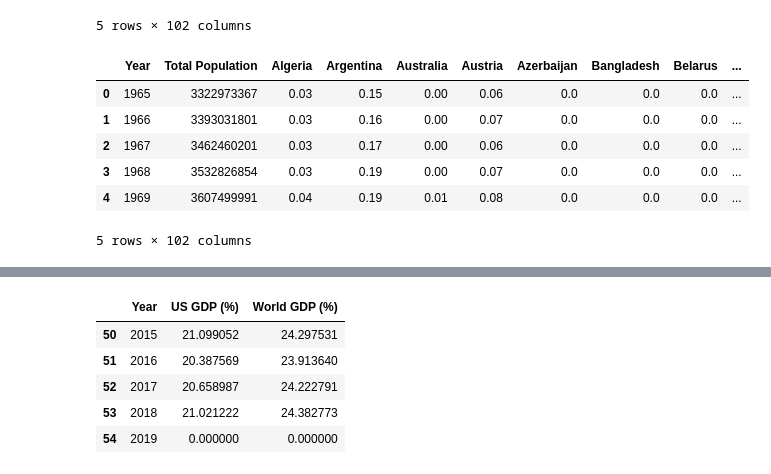
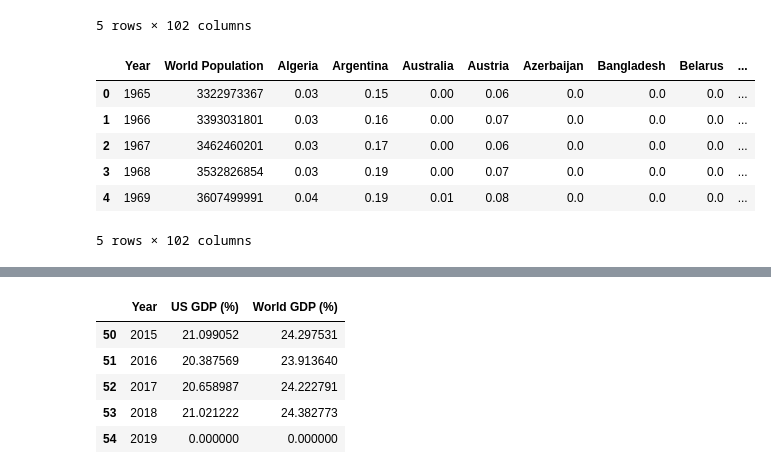
Before and after one commit to minerva-b/Final_Team_Project, a Jupyter notebook: minerva/MachineLearning_GasCsmp_1970-2019.ipynb, the cells around one changed output, grey strips where cells are left out. Cells and saved outputs as stored; diff of their text form; code cells hidden in the pictures.

```diff
--- a/minerva/MachineLearning_GasCsmp_1970-2019.ipynb
+++ b/minerva/MachineLearning_GasCsmp_1970-2019.ipynb
@@ -54,10 +54,10 @@ gas_pop.head()
 # %%
 # Renaming columns
 # new_df = df.rename(columns={"A": "a", "B": "c"})
-gas_pop = gas_pop.rename(columns={"World": "Total Population", "Total World": "Total Exajoules"})
+gas_pop = gas_pop.rename(columns={"World": "World Population", "Total World": "World Exajoules"})
 gas_pop.head()
 # %% [output]
-|  | Year | Total Population | Algeria | Argentina | Australia | Austria | Azerbaijan | Bangladesh | Belarus | ... |
+|  | Year | World Population | Algeria | Argentina | Australia | Austria | Azerbaijan | Bangladesh | Belarus | ... |
 | 0 | 1965 | 3322973367 | 0.03 | 0.15 | 0.00 | 0.06 | 0.0 | 0.0 | 0.0 | ... |
 | 1 | 1966 | 3393031801 | 0.03 | 0.16 | 0.00 | 0.07 | 0.0 | 0.0 | 0.0 | ... |
 | 2 | 1967 | 3462460201 | 0.03 | 0.17 | 0.00 | 0.06 | 0.0 | 0.0 | 0.0 | ... |
```
Also changed, not shown: parts of 19 cells of this notebook, 1 other file.
